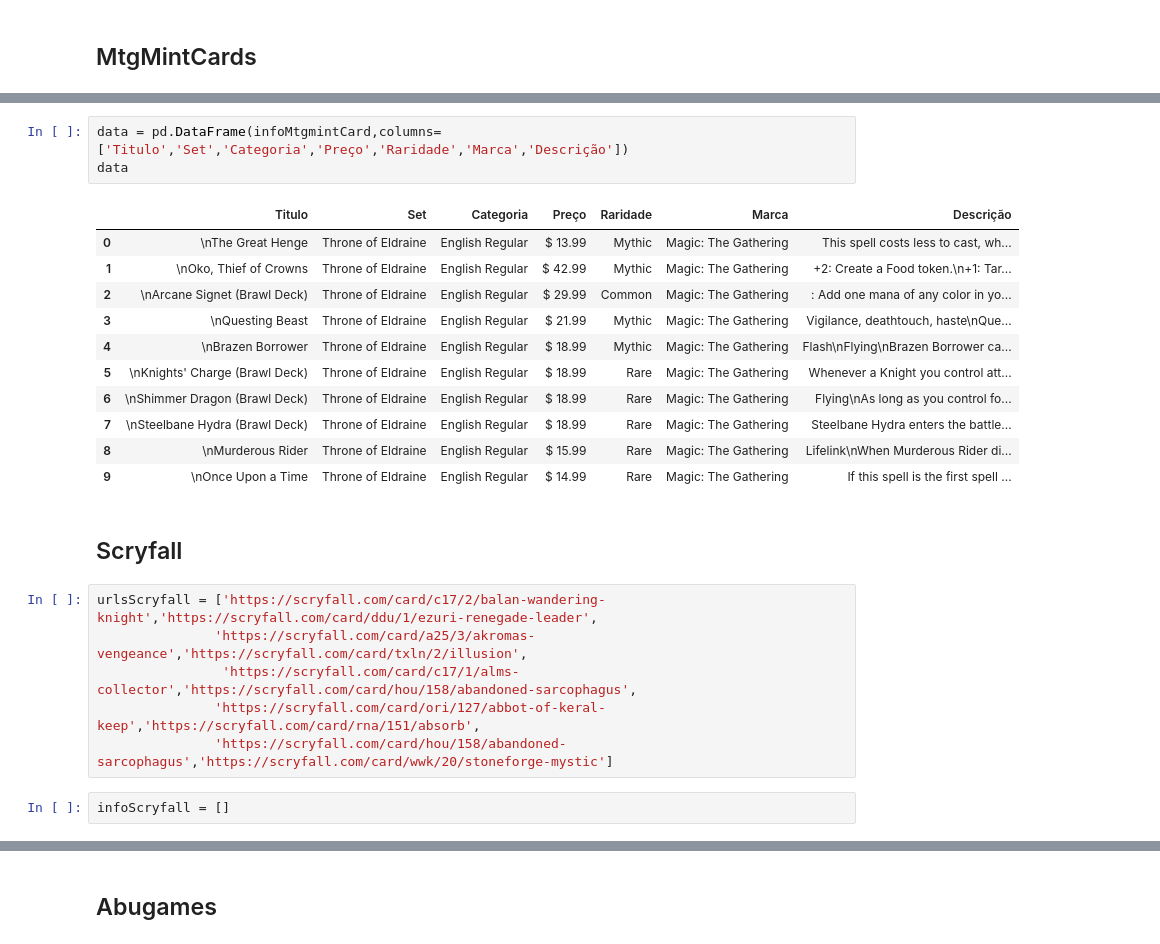
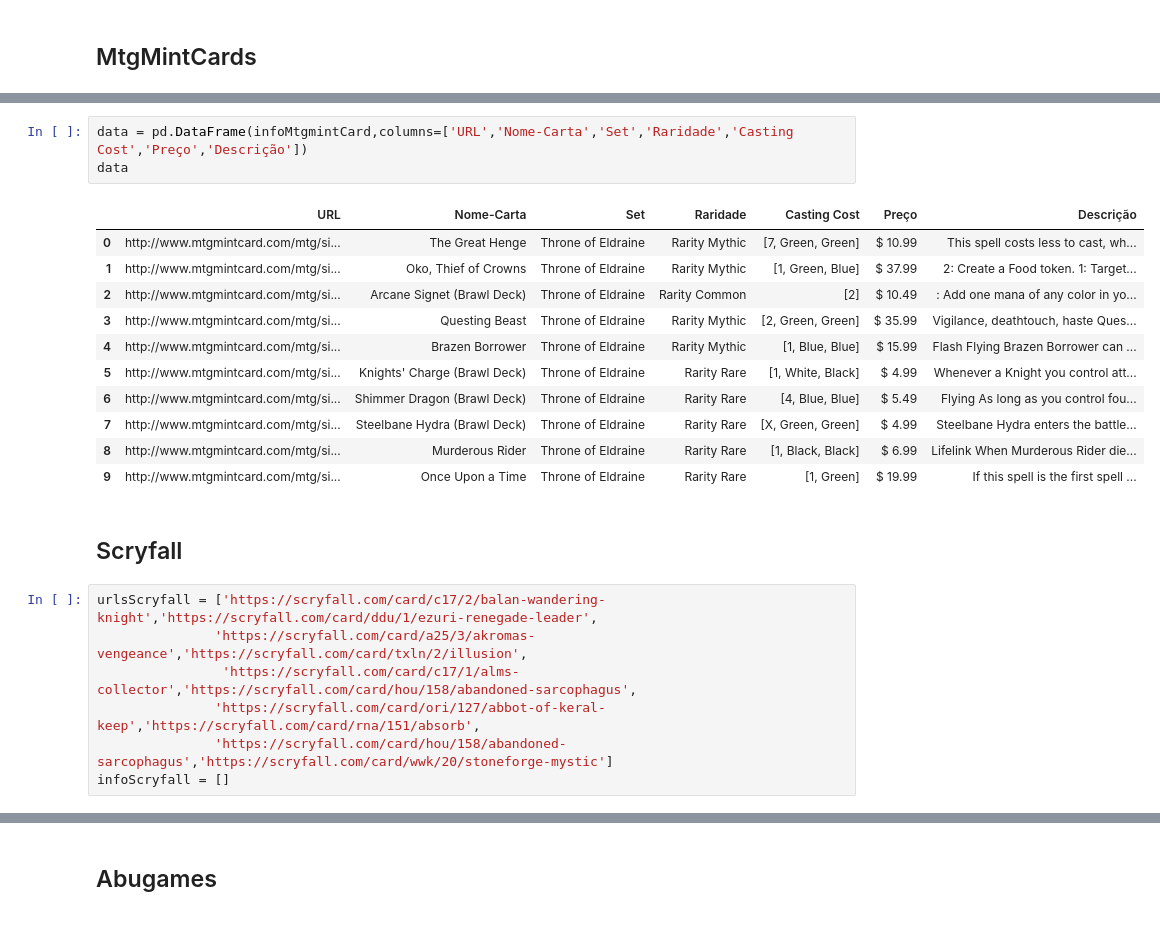
Before and after one commit to Jcss3/Projeto-1__RI, a Jupyter notebook: MagicCardsExtrator.ipynb, the cells around one changed output, grey strips where cells are left out. Cells and saved outputs as stored; diff of their text form.

Commit message:
Update_Extractors
Abu and Mtgmint and Scryfall

```diff
--- a/MagicCardsExtrator.ipynb
+++ b/MagicCardsExtrator.ipynb
@@ -85,18 +72,18 @@ infoMtgmintCard
 # %%
-data = pd.DataFrame(infoMtgmintCard,columns=['Titulo','Set','Categoria','Preço','Raridade','Marca','Descrição'])
+data = pd.DataFrame(infoMtgmintCard,columns=['URL','Nome-Carta','Set','Raridade','Casting Cost','Preço','Descrição'])
 data
 # %% [output]
-|  | Titulo | Set | Categoria | Preço | Raridade | Marca | Descrição |
-| 0 | \nThe Great Henge | Throne of Eldraine | English Regular | $ 13.99 | Mythic | Magic: The Gathering | This spell costs less to cast, wh... |
-| 1 | \nOko, Thief of Crowns | Throne of Eldraine | English Regular | $ 42.99 | Mythic | Magic: The Gathering | +2: Create a Food token.\n+1: Tar... |
-| 2 | \nArcane Signet (Brawl Deck) | Throne of Eldraine | English Regular | $ 29.99 | Common | Magic: The Gathering | : Add one mana of any color in yo... |
-| 3 | \nQuesting Beast | Throne of Eldraine | English Regular | $ 21.99 | Mythic | Magic: The Gathering | Vigilance, deathtouch, haste\nQue... |
-| 4 | \nBrazen Borrower | Throne of Eldraine | English Regular | $ 18.99 | Mythic | Magic: The Gathering | Flash\nFlying\nBrazen Borrower ca... |
-| 5 | \nKnights' Charge (Brawl Deck) | Throne of Eldraine | English Regular | $ 18.99 | Rare | Magic: The Gathering | Whenever a Knight you control att... |
-| 6 | \nShimmer Dragon (Brawl Deck) | Throne of Eldraine | English Regular | $ 18.99 | Rare | Magic: The Gathering | Flying\nAs long as you control fo... |
-| 7 | \nSteelbane Hydra (Brawl Deck) | Throne of Eldraine | English Regular | $ 18.99 | Rare | Magic: The Gathering | Steelbane Hydra enters the battle... |
-| 8 | \nMurderous Rider | Throne of Eldraine | English Regular | $ 15.99 | Rare | Magic: The Gathering | Lifelink\nWhen Murderous Rider di... |
-| 9 | \nOnce Upon a Time | Throne of Eldraine | English Regular | $ 14.99 | Rare | Magic: The Gathering | If this spell is the first spell ... |
+|  | URL | Nome-Carta | Set | Raridade | Casting Cost | Preço | Descrição |
+| 0 | http://www.mtgmintcard.com/mtg/si... | The Great Henge | Throne of Eldraine | Rarity Mythic | [7, Green, Green] | $ 10.99 | This spell costs less to cast, wh... |
+| 1 | http://www.mtgmintcard.com/mtg/si... | Oko, Thief of Crowns | Throne of Eldraine | Rarity Mythic | [1, Green, Blue] | $ 37.99 | 2: Create a Food token. 1: Target... |
+| 2 | http://www.mtgmintcard.com/mtg/si... | Arcane Signet (Brawl Deck) | Throne of Eldraine | Rarity Common | [2] | $ 10.49 | : Add one mana of any color in yo... |
+| 3 | http://www.mtgmintcard.com/mtg/si... | Questing Beast | Throne of Eldraine | Rarity Mythic | [2, Green, Green] | $ 35.99 | Vigilance, deathtouch, haste Ques... |
+| 4 | http://www.mtgmintcard.com/mtg/si... | Brazen Borrower | Throne of Eldraine | Rarity Mythic | [1, Blue, Blue] | $ 15.99 | Flash Flying Brazen Borrower can ... |
+| 5 | http://www.mtgmintcard.com/mtg/si... | Knights' Charge (Brawl Deck) | Throne of Eldraine | Rarity Rare | [1, White, Black] | $ 4.99 | Whenever a Knight you control att... |
+| 6 | http://www.mtgmintcard.com/mtg/si... | Shimmer Dragon (Brawl Deck) | Throne of Eldraine | Rarity Rare | [4, Blue, Blue] | $ 5.49 | Flying As long as you control fou... |
+| 7 | http://www.mtgmintcard.com/mtg/si... | Steelbane Hydra (Brawl Deck) | Throne of Eldraine | Rarity Rare | [X, Green, Green] | $ 4.99 | Steelbane Hydra enters the battle... |
+| 8 | http://www.mtgmintcard.com/mtg/si... | Murderous Rider | Throne of Eldraine | Rarity Rare | [1, Black, Black] | $ 6.99 | Lifelink When Murderous Rider die... |
+| 9 | http://www.mtgmintcard.com/mtg/si... | Once Upon a Time | Throne of Eldraine | Rarity Rare | [1, Green] | $ 19.99 | If this spell is the first spell ... |
 # %% [markdown]
 ## Scryfall
 # %%
@@ -105,5 +92,4 @@ urlsScryfall = ['https://scryfall.com/card/c17/2/balan-wandering-knight','https:
                 'https://scryfall.com/card/c17/1/alms-collector','https://scryfall.com/card/hou/158/abandoned-sarcophagus',
                'https://scryfall.com/card/ori/127/abbot-of-keral-keep','https://scryfall.com/card/rna/151/absorb',
                'https://scryfall.com/card/hou/158/abandoned-sarcophagus','https://scryfall.com/card/wwk/20/stoneforge-mystic']
+infoScryfall = []
-# %%
-infoScryfall = []
```
Also changed, not shown: parts of 16 cells of this notebook, 7 other files.
